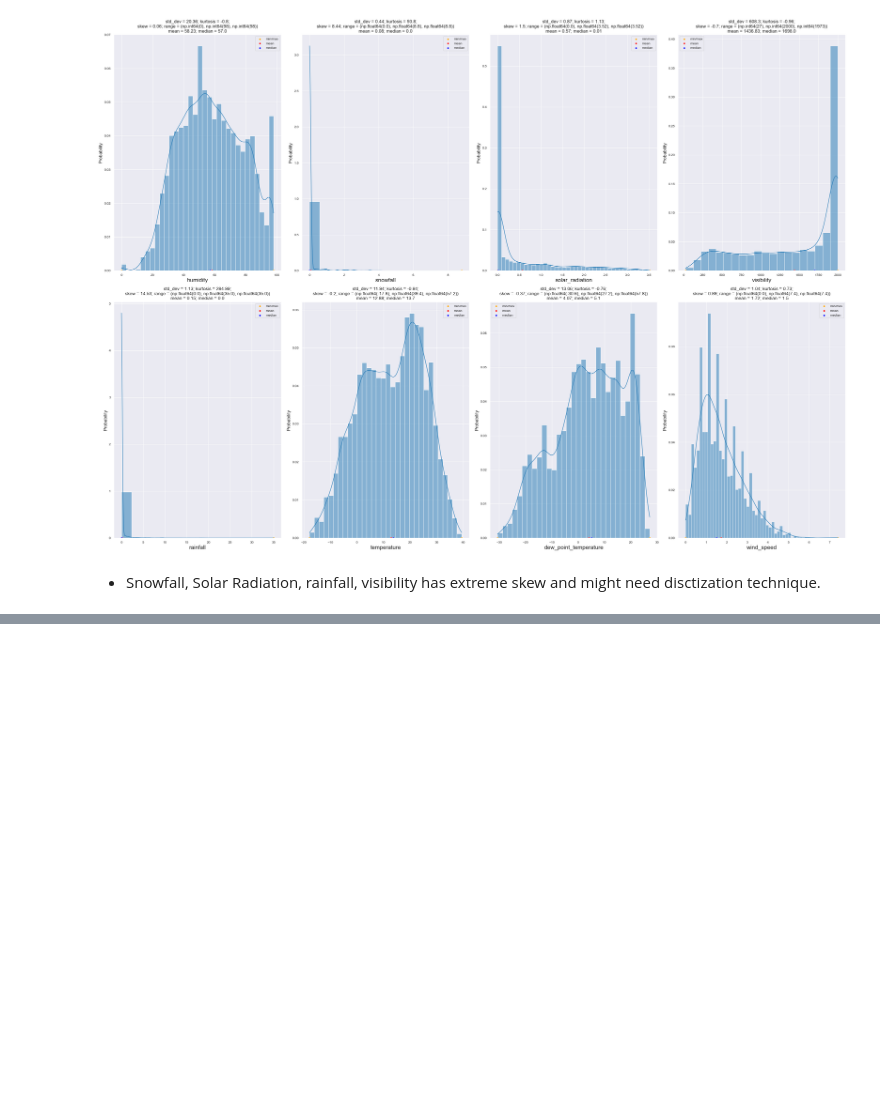
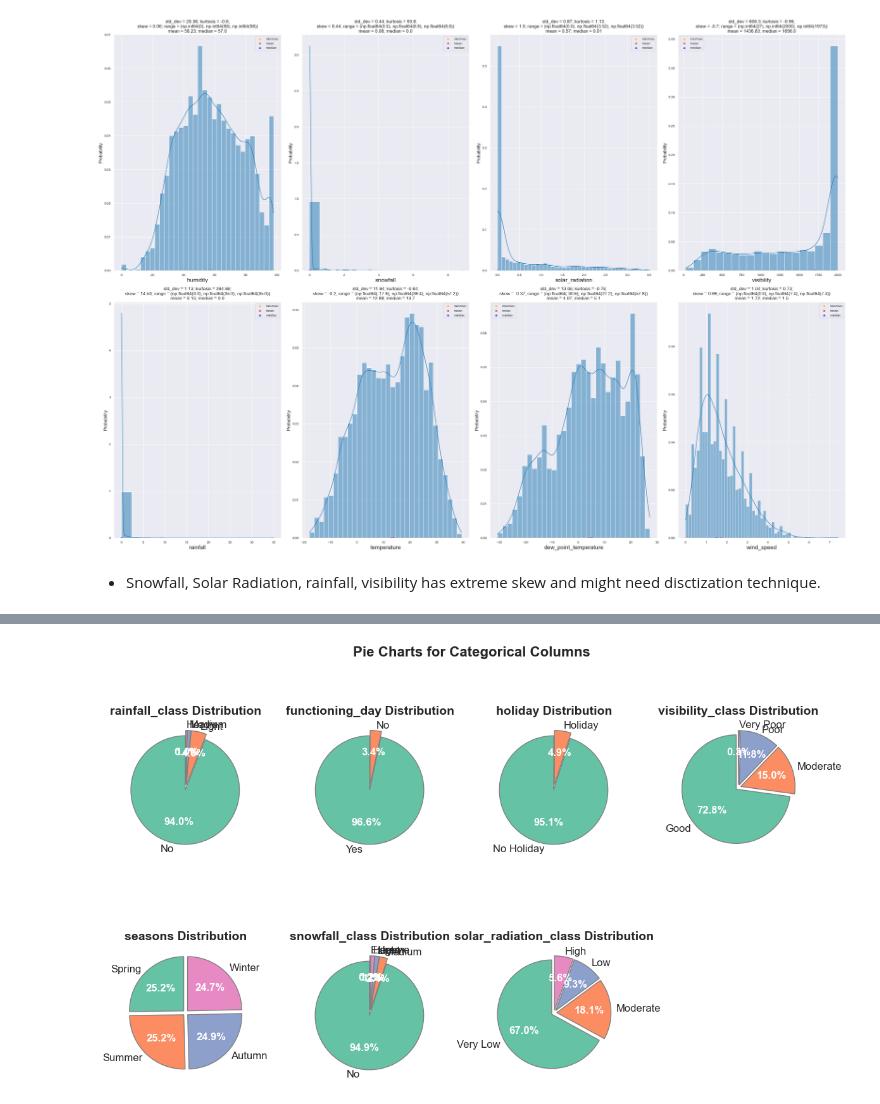
Before and after one commit to manuelmj39/bike-demand-prediction, a Jupyter notebook: notebooks/data-analysis.ipynb, the cells around one changed output, grey strips where cells are left out. Cells and saved outputs as stored; diff of their text form; code cells hidden in the pictures; blank space fills up the shorter version.

```diff
--- a/notebooks/data-analysis.ipynb
+++ b/notebooks/data-analysis.ipynb
@@ -448,0 +568,69 @@ Updated Categorical Columns are: ['seasons', 'holiday', 'functioning_day', 'date
+# %%
+import matplotlib.pyplot as plt
+import seaborn as sns
+
+def plot_multiple_pie_charts(data, columns, title="Pie Charts for Categorical Columns", figsize=(12, 8), palette="Set2", explode_factor=0.05, ncols=4):
+    """
+    Plots multiple pie charts for different categorical columns in a grid layout.
+
+    Parameters:
+    - data: pandas DataFrame containing the data.
+    - columns: list of str, categorical columns to visualize.
+    - title: str, the title of the overall plot.
+    - figsize: tuple, size of the entire figure.
+    - palette: str or list, color palette for the slices.
+    - explode_factor: float, factor to explode slices for better visualization (default 0.05).
+    - ncols: int, number of columns in the subplot grid.
+
+    Returns:
+    - A figure with subplots of pie charts.
+    """
+    nrows = -(-len(columns) // ncols)  # Calculate rows needed for subplots
+    fig, axes = plt.subplots(nrows=nrows, ncols=ncols, figsize=figsize, constrained_layout=True)
+
+    # Flatten axes for easier iteration (works even if there's 1 row/column)
+    axes = axes.flatten()
+
+    for i, col in enumerate(columns):
+        category_counts = data[col].value_counts()
+        labels = category_counts.index
+        sizes = category_counts.values
+
+        # Create explosion effect for all slices
+        explode = [explode_factor] * len(labels)
+
+        # Generate colors from the palette
+        colors = sns.color_palette(palette, len(labels))
+
+        # Plot pie chart
+        wedges, texts, autotexts = axes[i].pie(
+            sizes,
+            labels=labels,
+            autopct='%1.1f%%',
+            startangle=90,
+            explode=explode,
+            colors=colors,
+            textprops={'fontsize': 12},
+            wedgeprops={'edgecolor': 'gray', 'linewidth': 1}
+        )
+
+        # Beautify the annotations
+        for autotext in autotexts:
+            autotext.set_color('white')
+            autotext.set_fontsize(12)
+            autotext.set_fontweight('bold')
+
+        # Title for each pie chart
+        axes[i].set_title(f"{col} Distribution", fontsize=14, fontweight='bold')
+
+    # Remove empty subplots if columns < total subplots
+    for j in range(len(columns), len(axes)):
+        fig.delaxes(axes[j])
+
+    fig.suptitle(title, fontsize=16, fontweight='bold')
+    plt.tight_layout()
+    plt.show()
+
+plot_multiple_pie_charts(raw_df, columns=set(cat_cols) - {'date'})
+# %% [output]
+[figure, added]
```
Also changed, not shown: parts of 4 cells of this notebook.
